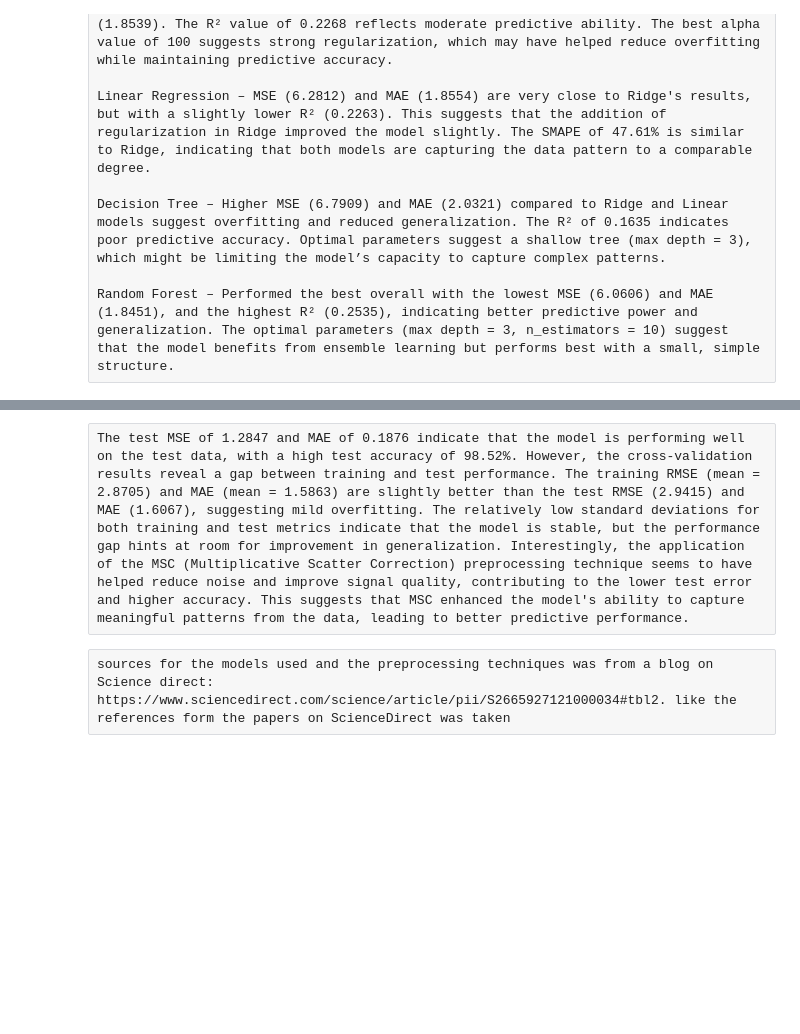
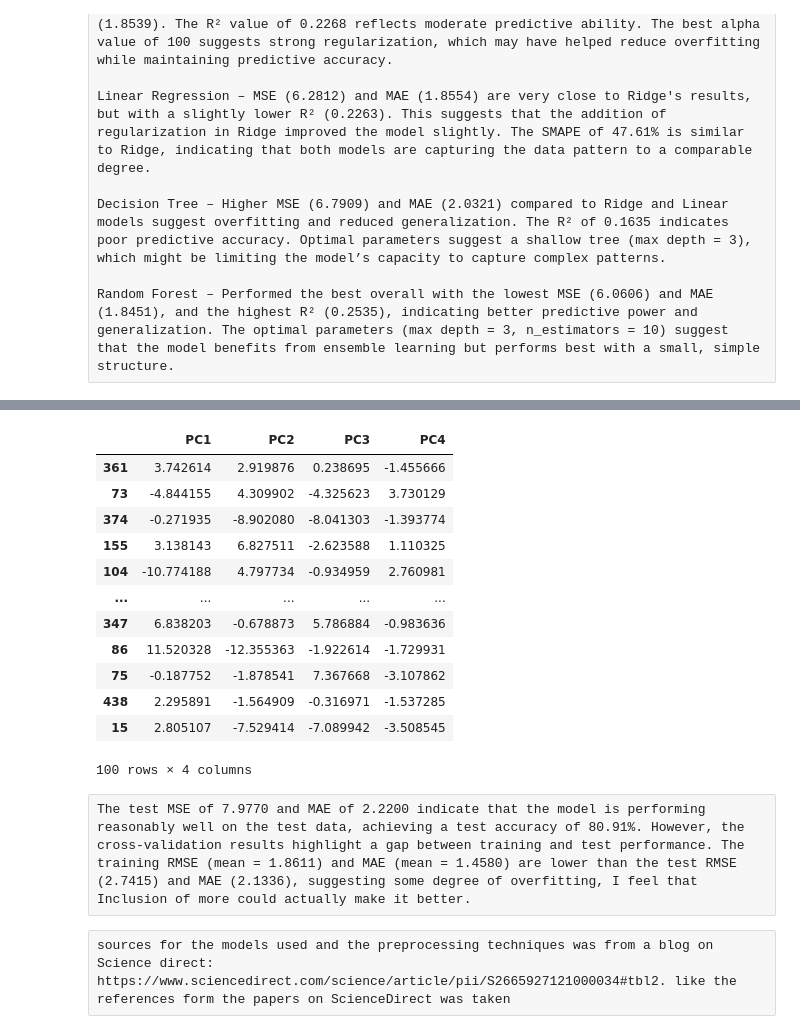
Before and after one commit to charancom/Imago_AI_Task, a Jupyter notebook: Main_Regression_Rf_lasso_ridge_trees.ipynb, the cells around one changed output, grey strips where cells are left out. Drawn from its saved outputs; the diff is of its cells as text; code cells hidden in the pictures; blank space fills up the shorter version.

```diff
--- a/Main_Regression_Rf_lasso_ridge_trees.ipynb
+++ b/Main_Regression_Rf_lasso_ridge_trees.ipynb
@@ -558,5 +580,21 @@ plt.show()
+# %%
+x_text
+# %% [output]
+|  | PC1 | PC2 | PC3 | PC4 |
+| 361 | 3.742614 | 2.919876 | 0.238695 | -1.455666 |
+| 73 | -4.844155 | 4.309902 | -4.325623 | 3.730129 |
+| 374 | -0.271935 | -8.902080 | -8.041303 | -1.393774 |
+| 155 | 3.138143 | 6.827511 | -2.623588 | 1.110325 |
+| 104 | -10.774188 | 4.797734 | -0.934959 | 2.760981 |
+| ... | ... | ... | ... | ... |
+| 347 | 6.838203 | -0.678873 | 5.786884 | -0.983636 |
+| 86 | 11.520328 | -12.355363 | -1.922614 | -1.729931 |
+| 75 | -0.187752 | -1.878541 | 7.367668 | -3.107862 |
+| 438 | 2.295891 | -1.564909 | -0.316971 | -1.537285 |
+| 15 | 2.805107 | -7.529414 | -7.089942 | -3.508545 |
+100 rows × 4 columns
 # %% [raw]
-The test MSE of 1.2847 and MAE of 0.1876 indicate that the model is performing well on the test data, with a high test accuracy of 98.52%. However, the cross-validation results reveal a gap between training and test performance. The training RMSE (mean = 2.8705) and MAE (mean = 1.5863) are slightly better than the test RMSE (2.9415) and MAE (1.6067), suggesting mild overfitting. The relatively low standard deviations for both training and test metrics indicate that the model is stable, but the performance gap hints at room for improvement in generalization. Interestingly, the application of the MSC (Multiplicative Scatter Correction) preprocessing technique seems to have helped reduce noise and improve signal quality, contributing to the lower test error and higher accuracy. This suggests that MSC enhanced the model's ability to capture meaningful patterns from the data, leading to better predictive performance.
+The test MSE of 7.9770 and MAE of 2.2200 indicate that the model is performing reasonably well on the test data, achieving a test accuracy of 80.91%. However, the cross-validation results highlight a gap between training and test performance. The training RMSE (mean = 1.8611) and MAE (mean = 1.4580) are lower than the test RMSE (2.7415) and MAE (2.1336), suggesting some degree of overfitting, I feel that Inclusion of more could actually make it better.
 # %% [raw]
 sources for the models used and the preprocessing techniques was from a blog on Science direct:
 https://www.sciencedirect.com/science/article/pii/S2665927121000034#tbl2. like the references form the papers on ScienceDirect was taken
```
Also changed, not shown: parts of 3 cells of this notebook.
